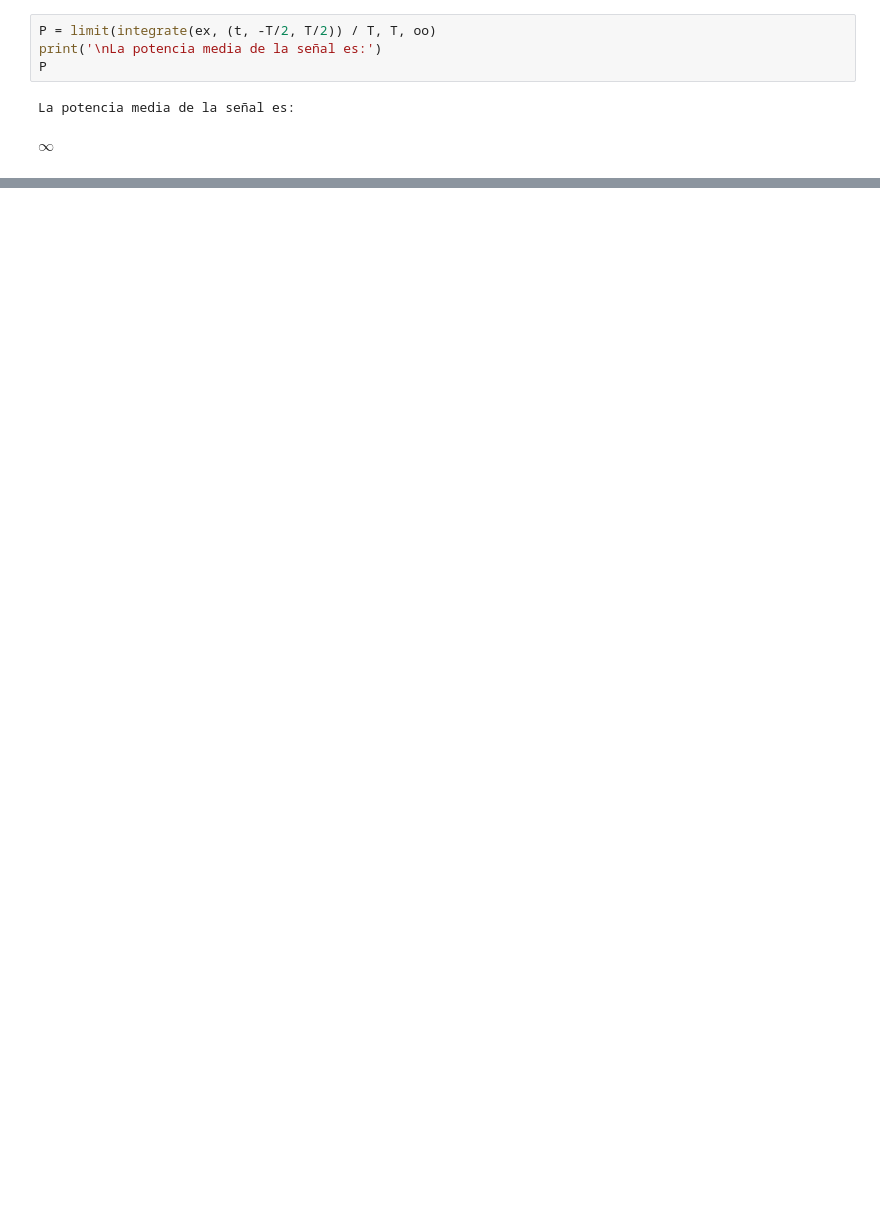
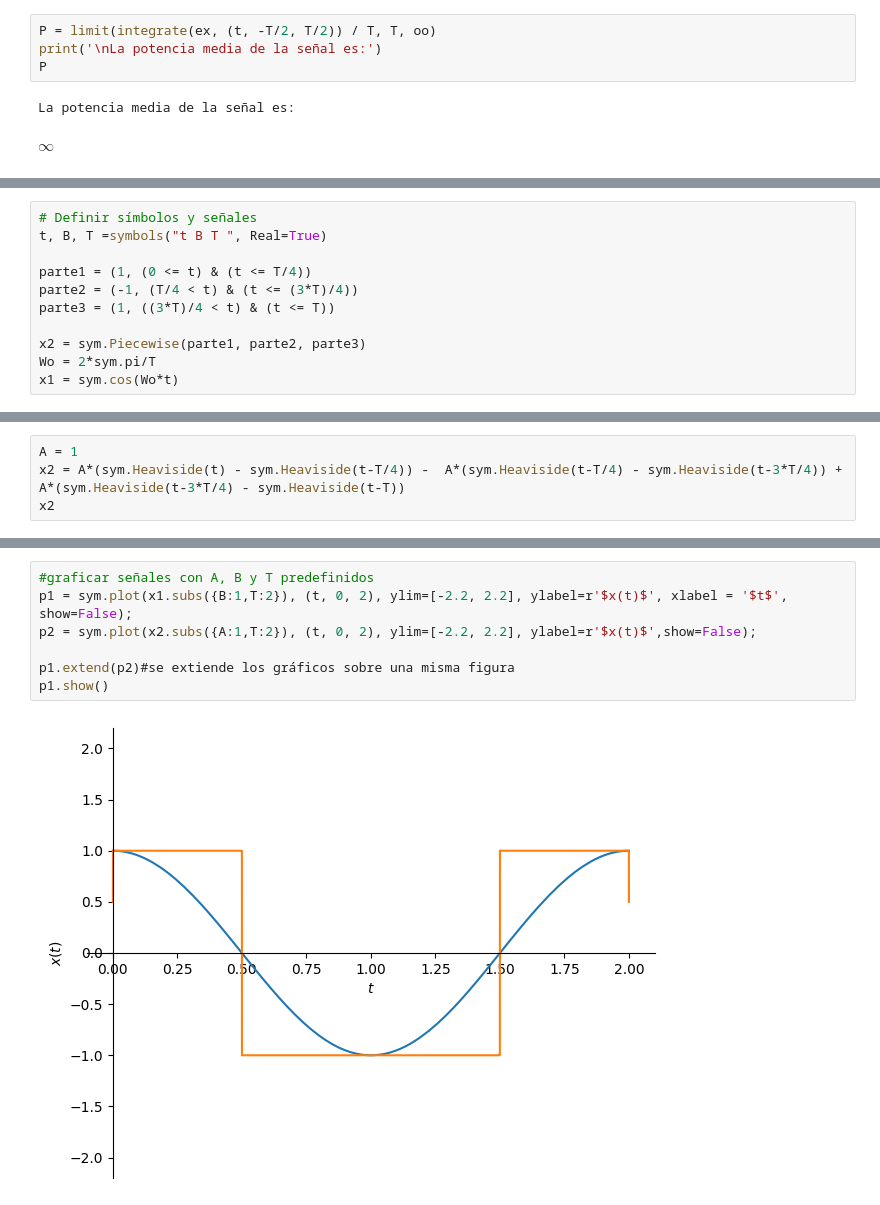
Before and after one commit to GabrielaRomoM/EjerciciosSYS-Phyton, a Jupyter notebook: SeñalesEnergia_Potencia.ipynb, the cells around one changed output, grey strips where cells are left out. Cells and saved outputs as stored; diff of their text form; blank space fills up the shorter version.

```diff
--- a/SeñalesEnergia_Potencia.ipynb
+++ b/SeñalesEnergia_Potencia.ipynb
@@ -129,0 +131,11 @@ Si tomamos en cuenta que la integral de la magnitud al cuadrado de la señal en
+# %%
+# Definir símbolos y señales
+t, B, T =symbols("t B T ", Real=True)
+
+parte1 = (1, (0 <= t) & (t <= T/4))
+parte2 = (-1, (T/4 < t) & (t <= (3*T)/4))
+parte3 = (1, ((3*T)/4 < t) & (t <= T))
+
+x2 = sym.Piecewise(parte1, parte2, parte3)
+Wo = 2*sym.pi/T
+x1 = sym.cos(Wo*t)
@@ -129,0 +150,4 @@ Si tomamos en cuenta que la integral de la magnitud al cuadrado de la señal en
+# %%
+A = 1
+x2 = A*(sym.Heaviside(t) - sym.Heaviside(t-T/4)) -  A*(sym.Heaviside(t-T/4) - sym.Heaviside(t-3*T/4)) +  A*(sym.Heaviside(t-3*T/4) - sym.Heaviside(t-T))
+x2
@@ -129,0 +165,9 @@ Si tomamos en cuenta que la integral de la magnitud al cuadrado de la señal en
+# %%
+#graficar señales con A, B y T predefinidos
+p1 = sym.plot(x1.subs({B:1,T:2}), (t, 0, 2), ylim=[-2.2, 2.2], ylabel=r'$x(t)$', xlabel = '$t$', show=False);
+p2 = sym.plot(x2.subs({A:1,T:2}), (t, 0, 2), ylim=[-2.2, 2.2], ylabel=r'$x(t)$',show=False);
+
+p1.extend(p2)#se extiende los gráficos sobre una misma figura
+p1.show()
+# %% [output]
+[figure, added]
```
Also changed, not shown: parts of 9 cells of this notebook.
